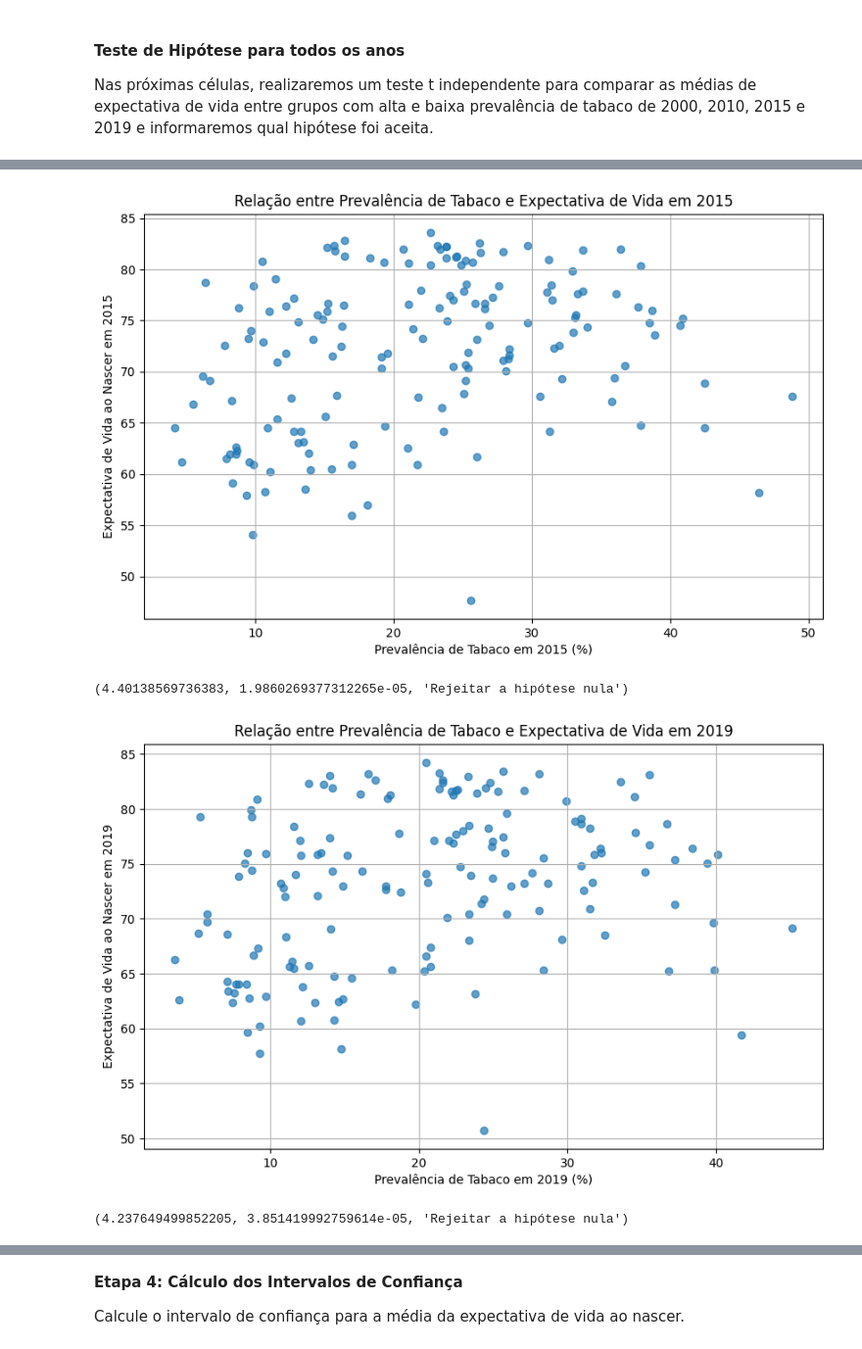
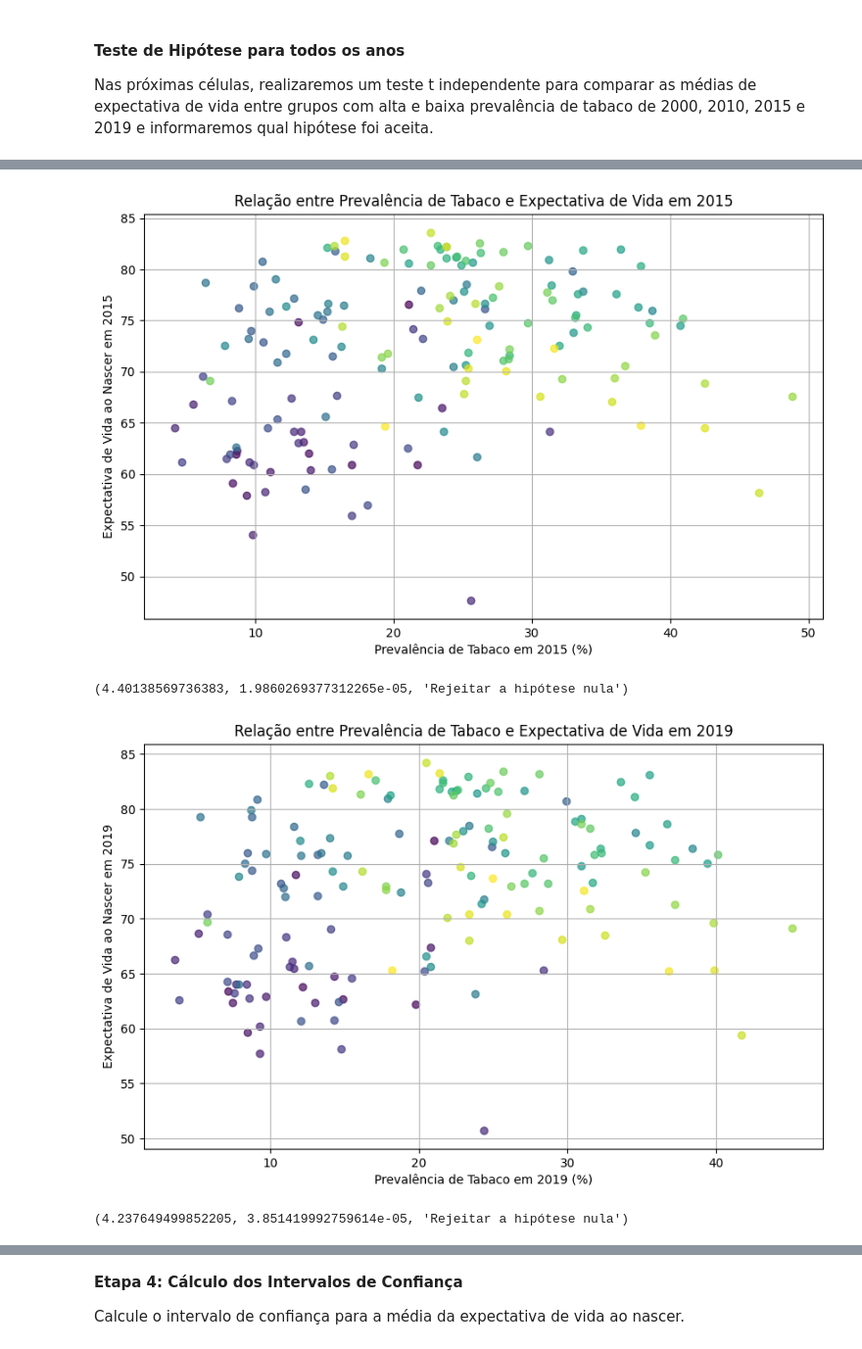
Before and after one commit to marcelomrad/Trabalho_Final_ICD, a Jupyter notebook: analise_saude.ipynb, the cells around one changed output, grey strips where cells are left out. Shown: that part at 98% size. Drawn from its saved outputs; the diff is of its cells as text; code cells hidden in the pictures.

```diff
--- a/analise_saude.ipynb
+++ b/analise_saude.ipynb
@@ -260,9 +268,16 @@ if p_value_2010 < alpha:
 else:
     conclusao_2010 = "Aceitar a hipótese nula"
 
-# Gráfico de Dispersão para 2010
+# Cores diferentes para cada país
+unique_countries = df_exp_nasc_e_tabaco['Country'].unique()
+colors = plt.cm.viridis(np.linspace(0, 1, len(unique_countries)))
+
+# Gráfico de Dispersão para 2010 com cores diferentes para cada país
 plt.figure(figsize=(10, 6))
-plt.scatter(df_exp_nasc_e_tabaco['2010_tabaco'], df_exp_nasc_e_tabaco['2010_expectativa'], alpha=0.7)
+for i, country in enumerate(unique_countries):
+    country_data = df_exp_nasc_e_tabaco[df_exp_nasc_e_tabaco['Country'] == country]
+    plt.scatter(country_data['2010_tabaco'], country_data['2010_expectativa'], alpha=0.7, label=country, color=colors[i])
+
 plt.xlabel('Prevalência de Tabaco em 2010 (%)')
 plt.ylabel('Expectativa de Vida ao Nascer em 2010')
 plt.title('Relação entre Prevalência de Tabaco e Expectativa de Vida em 2010')
@@ -275,6 +290,6 @@ t_stat_2010, p_value_2010, conclusao_2010
 (4.375710621455829, 2.20593335167292e-05, 'Rejeitar a hipótese nula')
 # %%
-# Teste de Hipótese para 2010
+# Teste de Hipótese para 2015
 tabaco_alto_2015 = df_exp_nasc_e_tabaco[df_exp_nasc_e_tabaco['2015_tabaco'] >= df_exp_nasc_e_tabaco['2015_tabaco'].median()]
 tabaco_baixo_2015 = df_exp_nasc_e_tabaco[df_exp_nasc_e_tabaco['2015_tabaco'] < df_exp_nasc_e_tabaco['2015_tabaco'].median()]
 
@@ -288,9 +303,16 @@ if p_value_2015 < alpha:
 else:
     conclusao_2015 = "Aceitar a hipótese nula"
 
-# Gráfico de Dispersão para 2015
+# Cores diferentes para cada país
+unique_countries = df_exp_nasc_e_tabaco['Country'].unique()
+colors = plt.cm.viridis(np.linspace(0, 1, len(unique_countries)))
+
+# Gráfico de Dispersão para 2015 com cores diferentes para cada país
 plt.figure(figsize=(10, 6))
-plt.scatter(df_exp_nasc_e_tabaco['2015_tabaco'], df_exp_nasc_e_tabaco['2015_expectativa'], alpha=0.7)
+for i, country in enumerate(unique_countries):
+    country_data = df_exp_nasc_e_tabaco[df_exp_nasc_e_tabaco['Country'] == country]
+    plt.scatter(country_data['2015_tabaco'], country_data['2015_expectativa'], alpha=0.7, label=country, color=colors[i])
+
 plt.xlabel('Prevalência de Tabaco em 2015 (%)')
 plt.ylabel('Expectativa de Vida ao Nascer em 2015')
 plt.title('Relação entre Prevalência de Tabaco e Expectativa de Vida em 2015')
@@ -299,35 +321,42 @@ plt.show()
 
 t_stat_2015, p_value_2015, conclusao_2015
 # %% [output]
-[figure, old version]
+[figure, new version]
 (4.40138569736383, 1.9860269377312265e-05, 'Rejeitar a hipótese nula')
 # %%
 # Teste de Hipótese para 2019
 tabaco_alto_2019 = df_exp_nasc_e_tabaco[df_exp_nasc_e_tabaco['2019_tabaco'] >= df_exp_nasc_e_tabaco['2019_tabaco'].median()]
 tabaco_baixo_2019 = df_exp_nasc_e_tabaco[df_exp_nasc_e_tabaco['2019_tabaco'] < df_exp_nasc_e_tabaco['2019_tabaco'].median()]
 
 t_stat_2019, p_value_2019 = stats.ttest_ind(tabaco_alto_2019['2019_expectativa'], tabaco_baixo_2019['2019_expectativa'])
 
 # Aceitar ou rejeitar a hipótese nula com base no valor de p
 alpha = 0.05  # Nível de significância de 0.05
 
 if p_value_2019 < alpha:
     conclusao_2019 = "Rejeitar a hipótese nula"
 else:
     conclusao_2019 = "Aceitar a hipótese nula"
 
-# Gráfico de Dispersão para 2019
+# Cores diferentes para cada país
+unique_countries = df_exp_nasc_e_tabaco['Country'].unique()
+colors = plt.cm.viridis(np.linspace(0, 1, len(unique_countries)))
+
+# Gráfico de Dispersão para 2019 com cores diferentes para cada país
 plt.figure(figsize=(10, 6))
-plt.scatter(df_exp_nasc_e_tabaco['2019_tabaco'], df_exp_nasc_e_tabaco['2019_expectativa'], alpha=0.7)
+for i, country in enumerate(unique_countries):
+    country_data = df_exp_nasc_e_tabaco[df_exp_nasc_e_tabaco['Country'] == country]
+    plt.scatter(country_data['2019_tabaco'], country_data['2019_expectativa'], alpha=0.7, label=country, color=colors[i])
+
 plt.xlabel('Prevalência de Tabaco em 2019 (%)')
 plt.ylabel('Expectativa de Vida ao Nascer em 2019')
 plt.title('Relação entre Prevalência de Tabaco e Expectativa de Vida em 2019')
 plt.grid(True)
 plt.show()
 
 t_stat_2019, p_value_2019, conclusao_2019
 # %% [output]
-[figure, old version]
+[figure, new version]
 (4.237649499852205, 3.851419992759614e-05, 'Rejeitar a hipótese nula')
 # %%
 import pandas as pd
```
Also changed, not shown: parts of 4 cells of this notebook.
